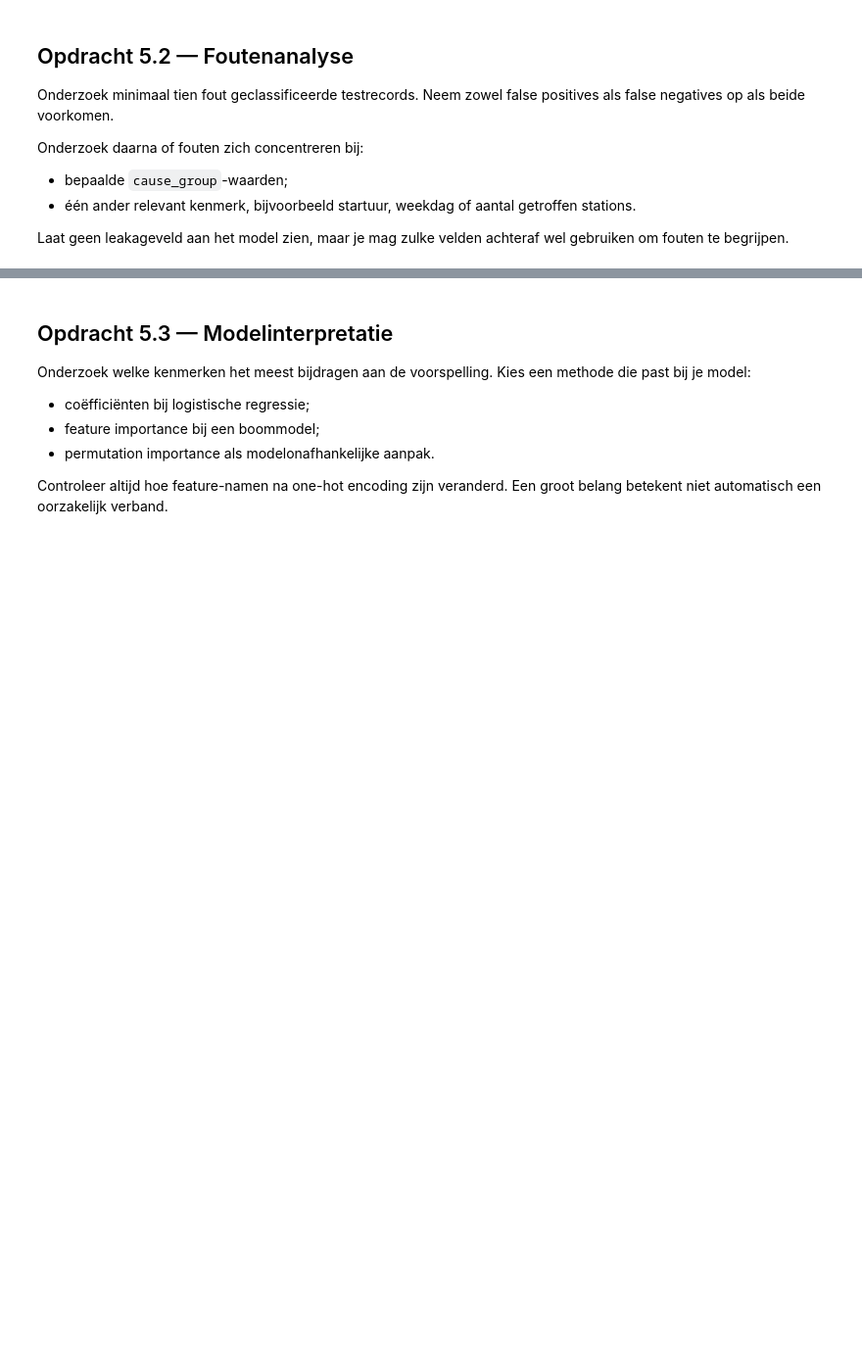
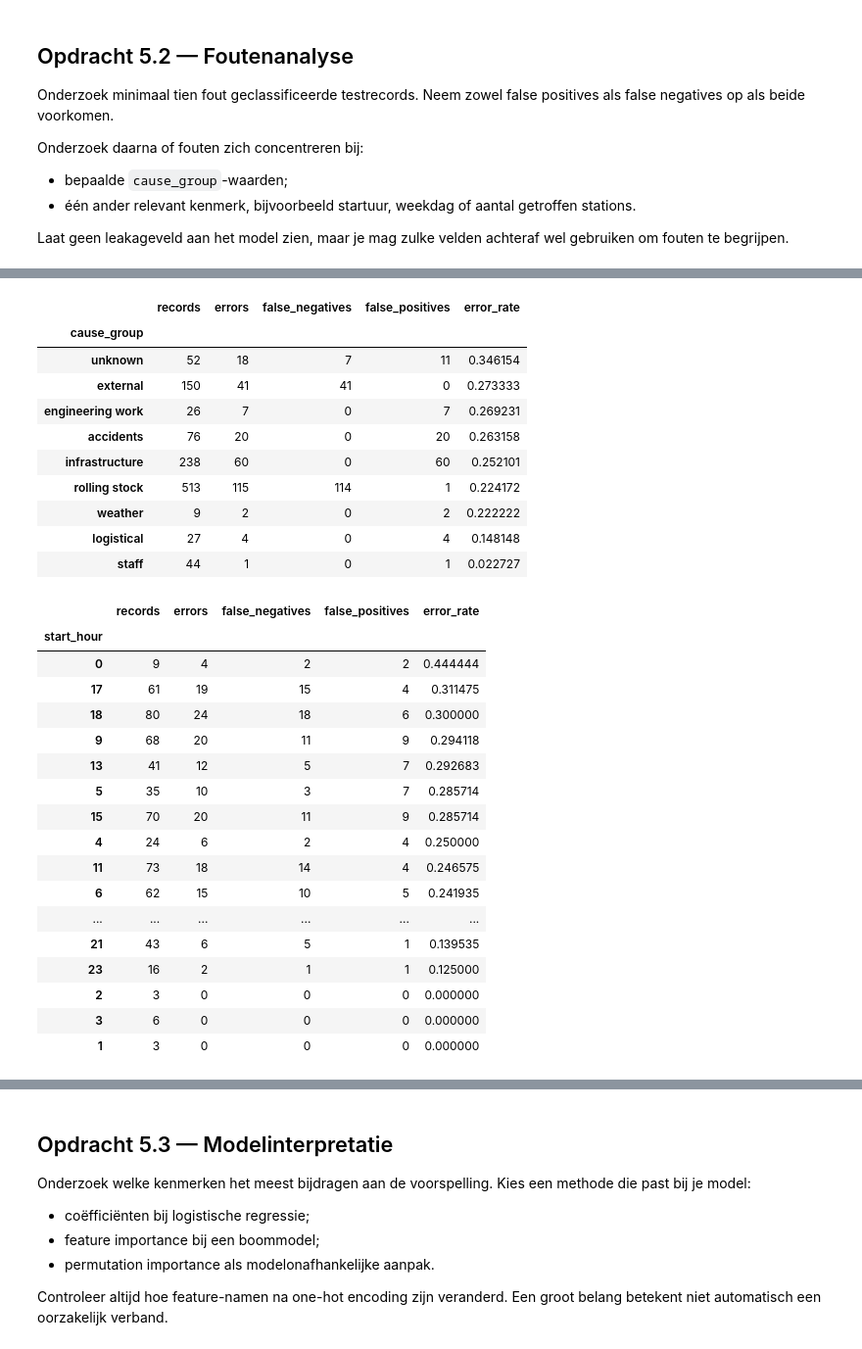
Before and after one commit to cesur-ict/treinverstoringen2, a Jupyter notebook: Studenttemplate_CRISP-DM_treinverstoringen.ipynb, the cells around one changed output, grey strips where cells are left out. Shown at 98% size. Saved outputs shown, nothing was run; the diff lists cells and outputs as text; code cells hidden in the pictures; blank space fills up the shorter version.

```diff
--- a/Studenttemplate_CRISP-DM_treinverstoringen.ipynb
+++ b/Studenttemplate_CRISP-DM_treinverstoringen.ipynb
@@ -688,9 +1188,16 @@ from sklearn.impute import SimpleImputer
 
 TARGET = "long_disruption"
 
-# TODO: zet hier alleen kenmerken die op het voorspelmoment beschikbaar zijn.
-FEATURES = []
-
+FEATURES = [
+    "cause_group",
+    "rdt_lines",
+    "start_hour",
+    "day_of_week",
+    "month",
+    "is_weekend",
+    "number_of_affected_stations",
+    "number_of_affected_lines"
+]
 X_train = X_test = y_train = y_test = None
 numeric_features = []
 categorical_features = []
@@ -942,12 +1504,10 @@ Vul dit onderdeel in voordat je de testset gebruikt.
 
 Sla de naam van je gekozen pipeline hieronder op. Wanneer tuning je definitieve model opleverde, gebruik je `search.best_estimator_`.
 # %%
-# TODO: vul pas in nadat je de cross-validatieresultaten hebt geïnterpreteerd.
-FINAL_MODEL_NAME = None  # bijvoorbeeld "logistic_regression" of "random_forest"
+FINAL_MODEL_NAME = "random_forest"
 
-final_model = None
-if FINAL_MODEL_NAME in pipelines:
-    final_model = pipelines[FINAL_MODEL_NAME]
+final_model = tuning_result.best_estimator_
 
-# Als je het getunede model kiest, activeer dan na het fitten bijvoorbeeld:
-# final_model = tuning_result.best_estimator_
+print("Gekozen model:", FINAL_MODEL_NAME)
+print("Beste hyperparameters:", tuning_result.best_params_)
+print("Beste CV-recall:", tuning_result.best_score_)
@@ -1117,7 +1706,18 @@ if test_predictions is not None:
         )
         display(errors_by_cause)
 
-    # TODO: herhaal de vergelijking voor minimaal één ander gekozen kenmerk.
-    # Wees voorzichtig met percentages uit zeer kleine groepen.
-else:
-    print("Voer eerst de evaluatie van het eindmodel uit.")
+if "start_hour" in error_analysis.columns:
+    errors_by_hour = (
+        error_analysis.groupby("start_hour")
+        .agg(
+            records=("actual", "size"),
+            errors=("error_type", lambda s: (s != "correct").sum()),
+            false_negatives=("error_type", lambda s: (s == "false_negative").sum()),
+            false_positives=("error_type", lambda s: (s == "false_positive").sum()),
+        )
+        .assign(error_rate=lambda x: x["errors"] / x["records"])
+        .sort_values("error_rate", ascending=False)
+    )
+
+    display(errors_by_hour)
+# %% [output]
@@ -1124,3 +1735,32 @@ else:
+|  | records | errors | false_negatives | false_positives | error_rate |
+| cause_group |  |  |  |  |  |
+| unknown | 52 | 18 | 7 | 11 | 0.346154 |
+| external | 150 | 41 | 41 | 0 | 0.273333 |
+| engineering work | 26 | 7 | 0 | 7 | 0.269231 |
+| accidents | 76 | 20 | 0 | 20 | 0.263158 |
+| infrastructure | 238 | 60 | 0 | 60 | 0.252101 |
+| rolling stock | 513 | 115 | 114 | 1 | 0.224172 |
+| weather | 9 | 2 | 0 | 2 | 0.222222 |
+| logistical | 27 | 4 | 0 | 4 | 0.148148 |
+| staff | 44 | 1 | 0 | 1 | 0.022727 |
+|  | records | errors | false_negatives | false_positives | error_rate |
+| start_hour |  |  |  |  |  |
+| 0 | 9 | 4 | 2 | 2 | 0.444444 |
+| 17 | 61 | 19 | 15 | 4 | 0.311475 |
+| 18 | 80 | 24 | 18 | 6 | 0.300000 |
+| 9 | 68 | 20 | 11 | 9 | 0.294118 |
+| 13 | 41 | 12 | 5 | 7 | 0.292683 |
+| 5 | 35 | 10 | 3 | 7 | 0.285714 |
+| 15 | 70 | 20 | 11 | 9 | 0.285714 |
+| 4 | 24 | 6 | 2 | 4 | 0.250000 |
+| 11 | 73 | 18 | 14 | 4 | 0.246575 |
+| 6 | 62 | 15 | 10 | 5 | 0.241935 |
+| ... | ... | ... | ... | ... | ... |
+| 21 | 43 | 6 | 5 | 1 | 0.139535 |
+| 23 | 16 | 2 | 1 | 1 | 0.125000 |
+| 2 | 3 | 0 | 0 | 0 | 0.000000 |
+| 3 | 6 | 0 | 0 | 0 | 0.000000 |
+| 1 | 3 | 0 | 0 | 0 | 0.000000 |
 # %% [markdown]
 ### Bevindingen foutenanalyse
 
```
Also changed, not shown: parts of 41 cells of this notebook, 1 other file.
